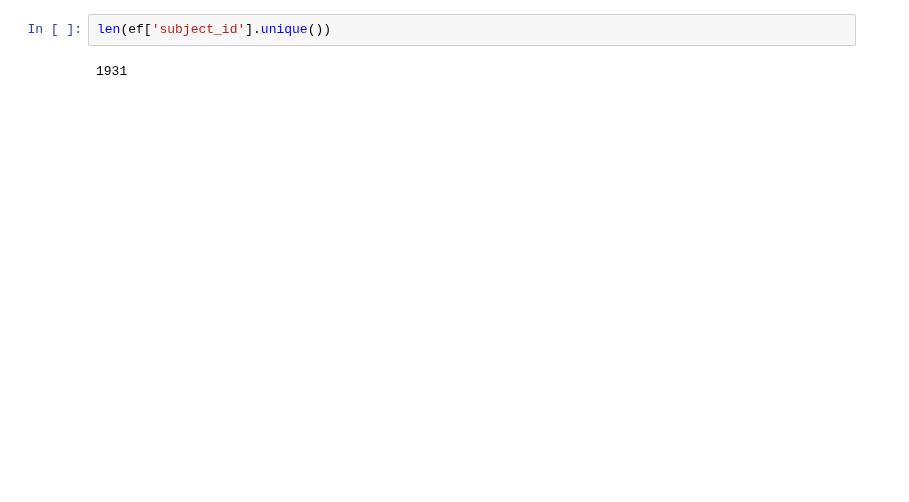
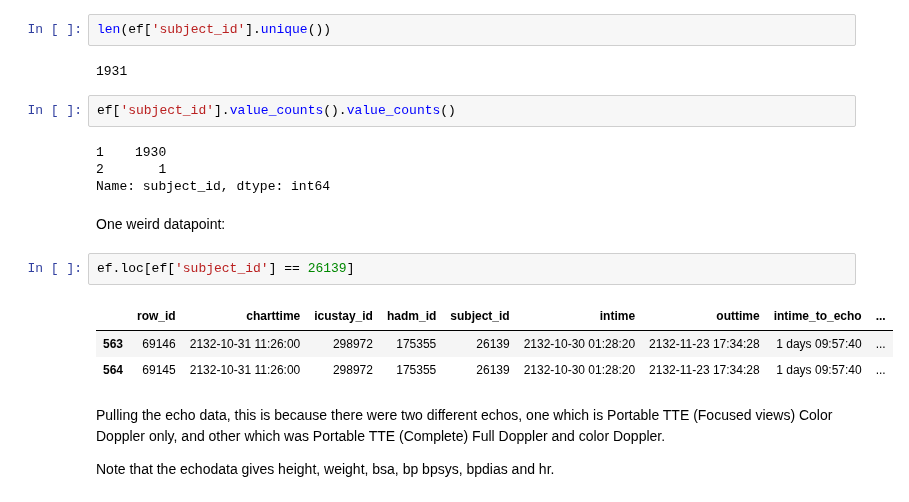
Before and after one commit to yhtgrace/echo, a Jupyter notebook: notebooks/161117_filters.ipynb, the cells around one changed output. Saved outputs shown, nothing was run; the diff lists cells and outputs as text; blank space fills up the shorter version.

```diff
--- a/notebooks/161117_filters.ipynb
+++ b/notebooks/161117_filters.ipynb
@@ -412,3 +412,21 @@ len(ef['hadm_id'].unique())
 len(ef['subject_id'].unique())
 # %% [output]
 1931
+# %%
+ef['subject_id'].value_counts().value_counts()
+# %% [output]
+1    1930
+2       1
+Name: subject_id, dtype: int64
+# %% [markdown]
+One weird datapoint:
+# %%
+ef.loc[ef['subject_id'] == 26139]
+# %% [output]
+|  | row_id | charttime | icustay_id | hadm_id | subject_id | intime | outtime | intime_to_echo | ... |
+| 563 | 69146 | 2132-10-31 11:26:00 | 298972 | 175355 | 26139 | 2132-10-30 01:28:20 | 2132-11-23 17:34:28 | 1 days 09:57:40 | ... |
+| 564 | 69145 | 2132-10-31 11:26:00 | 298972 | 175355 | 26139 | 2132-10-30 01:28:20 | 2132-11-23 17:34:28 | 1 days 09:57:40 | ... |
+# %% [markdown]
+Pulling the echo data, this is because there were two different echos, one which is Portable TTE (Focused views) Color Doppler only, and other which was Portable TTE (Complete) Full Doppler and color Doppler.
+
+Note that the echodata gives height, weight, bsa, bp bpsys, bpdias and hr.
```
Also changed, not shown: parts of 11 cells of this notebook, 4 other files.
